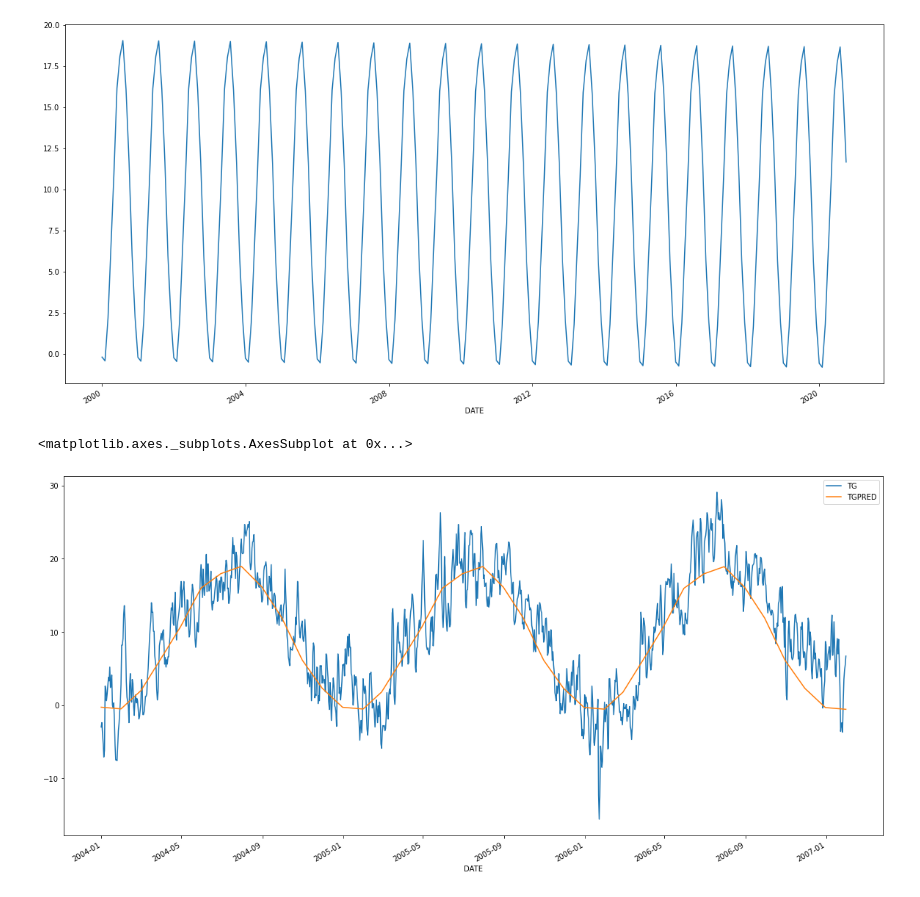
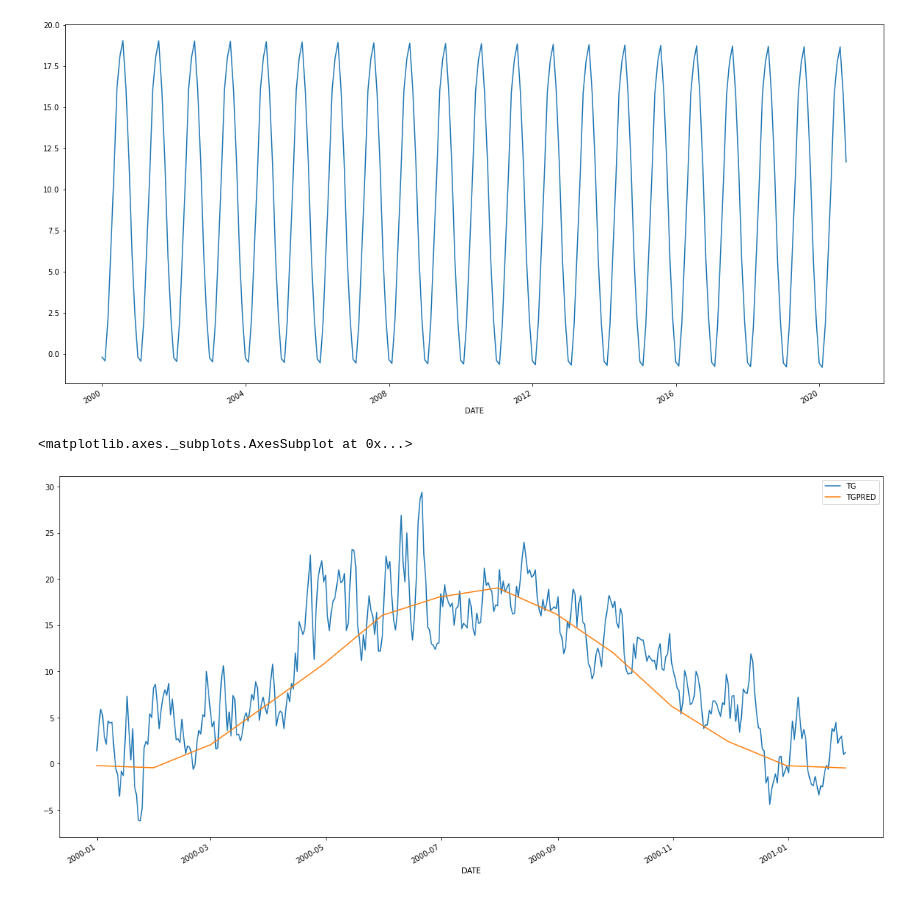
Before and after one commit to bvitos/spiced-projects, a Jupyter notebook: project_05/weather_baseline.ipynb, the cells around one changed output. Cells and saved outputs as stored; diff of their text form; code cells hidden in the pictures.

```diff
--- a/project_05/weather_baseline.ipynb
+++ b/project_05/weather_baseline.ipynb
@@ -171,7 +209,7 @@ df_test['TGPRED'].plot()
 # %%
 del df_test['timestep']            # don't really need this anymore after prediction
 # %%
-df_test['2004-01':'2007-01'].plot()          # display baseline model for a few years
+df_test['2000-01':'2001-01'].plot()          # display baseline model for a year
 # %% [output]
 <matplotlib.axes._subplots.AxesSubplot at 0x...>
-[figure, old version]
+[figure, new version]
```
Also changed, not shown: parts of 8 cells of this notebook, 5 other files.
